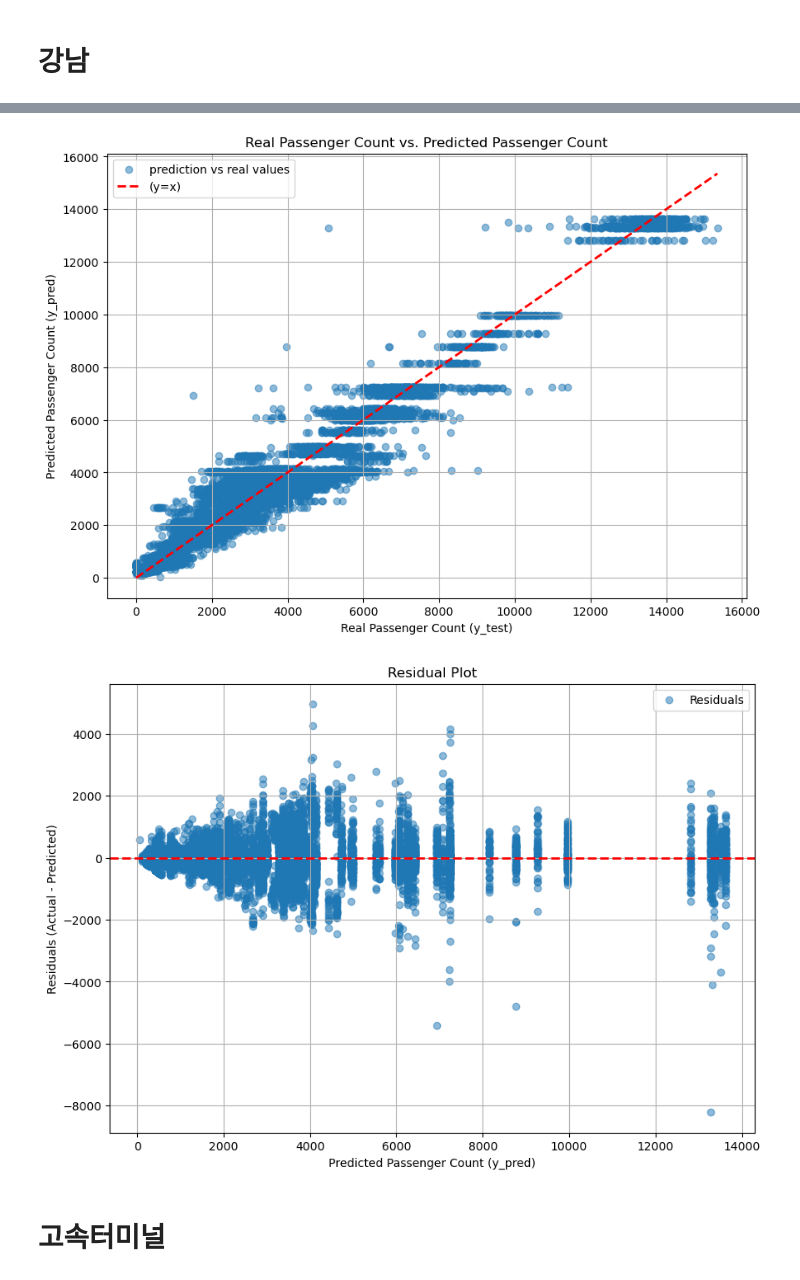
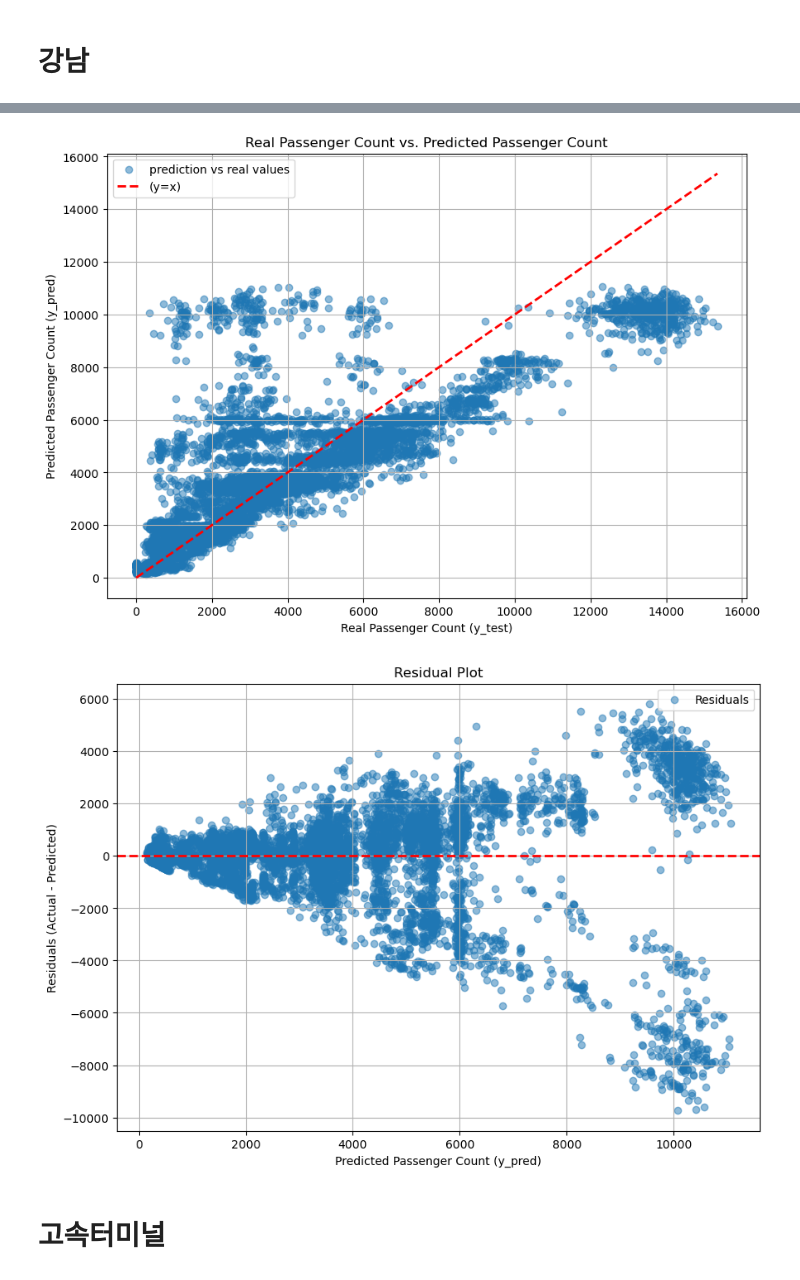
Before and after one commit to john1256/Others, a Jupyter notebook: Data_Science/Project/BigDataproj.ipynb, the cells around one changed output, grey strips where cells are left out. Saved outputs shown, nothing was run; the diff lists cells and outputs as text; code cells hidden in the pictures.

```diff
--- a/Data_Science/Project/BigDataproj.ipynb
+++ b/Data_Science/Project/BigDataproj.ipynb
@@ -442,7 +418,9 @@ df_ml['승하차구분'] = df_ml['승하차구분'].astype('category').cat.codes
 df_ml['호선'] = df_ml['호선'].astype('category').cat.codes
 
 # 입력 변수와 출력 변수 지정
-X = df_ml[['시간', '승하차구분', '주말', '호선']]
+#X = df_ml[['시간', '승하차구분','기온(°C)', '강수량(mm)', '주말', '호선']]
+X = df_ml[['시간', '승하차구분','기온(°C)', '강수량(mm)', '호선']]
+#X = df_ml[['시간', '승하차구분', '주말', '호선']]
 y = df_ml['승차인원']
 
 # 학습/테스트 데이터 분할
@@ -549,5 +527,5 @@ Fitting 3 folds for each of 90 candidates, totalling 270 fits
-[figure, old version]
+[figure, new version]
-[figure, old version]
+[figure, new version]
 # %% [markdown]
 # 고속터미널
 # %%
```
Also changed, not shown: parts of 9 cells of this notebook, 1 other file.
